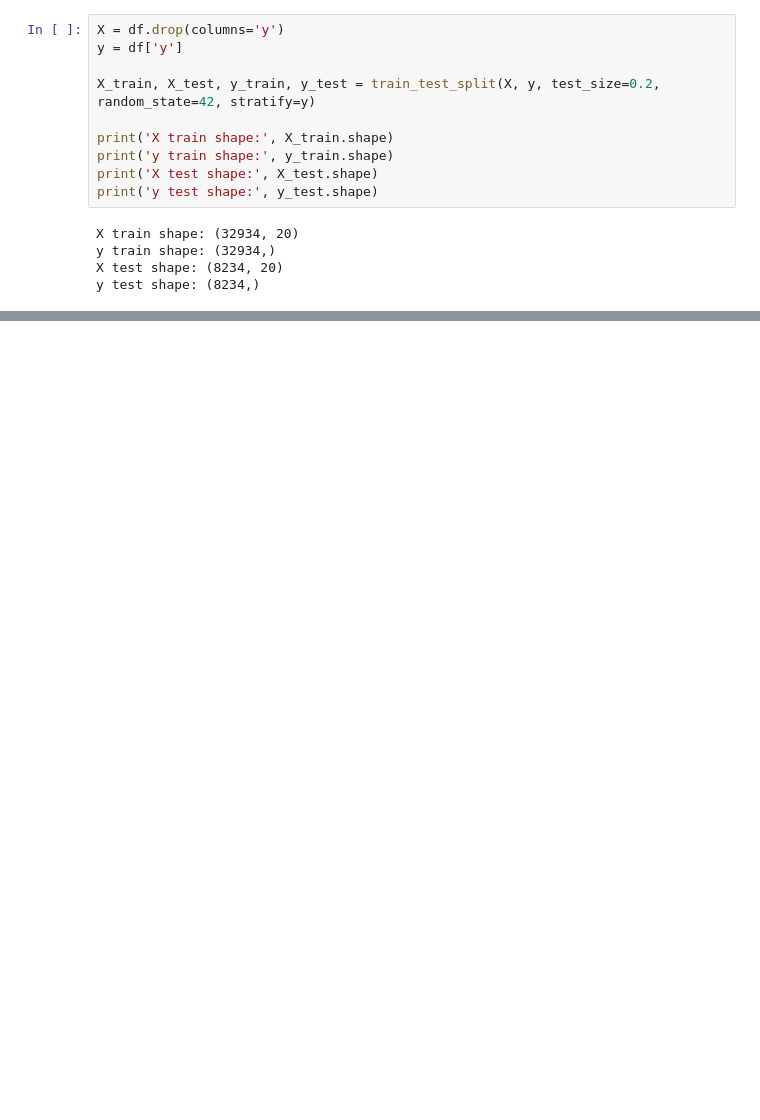
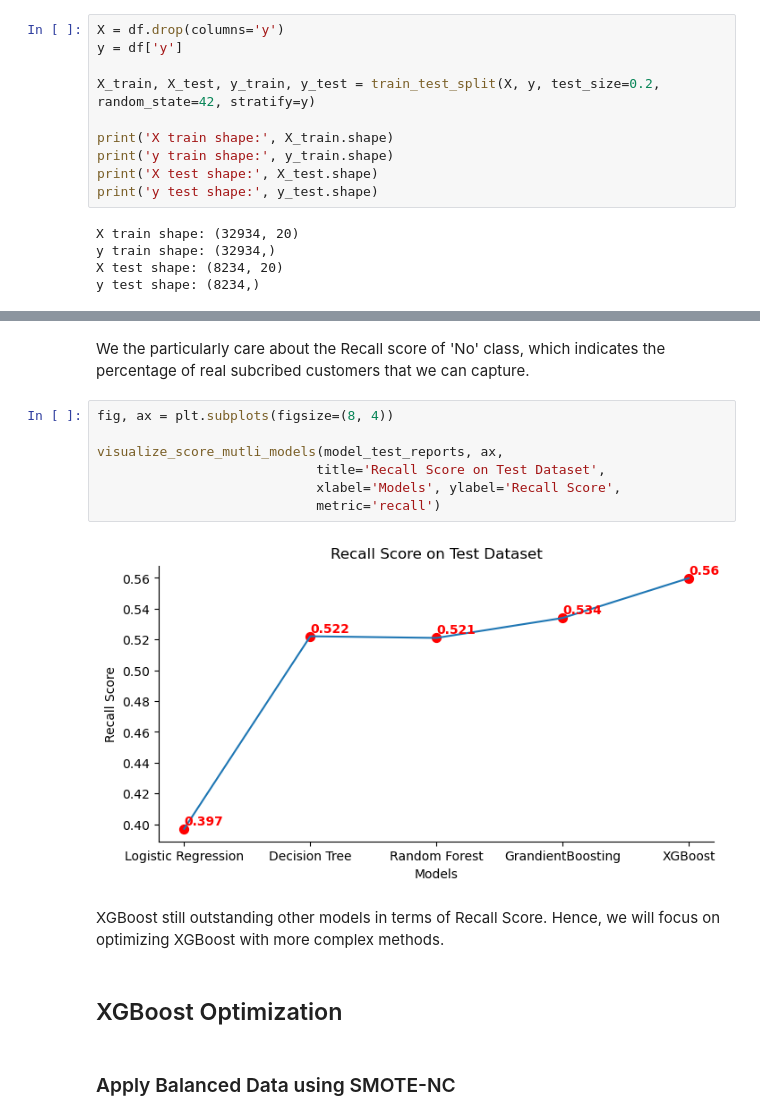
Before and after one commit to HaiNguyen2903/Telecom_Customer_Understanding, a Jupyter notebook: models.ipynb, the cells around one changed output, grey strips where cells are left out. Cells and saved outputs as stored; diff of their text form; blank space fills up the shorter version.

```diff
--- a/models.ipynb
+++ b/models.ipynb
@@ -446,0 +367,17 @@ weighted avg       0.92      0.90      0.91      8234
+# %% [markdown]
+We the particularly care about the Recall score of 'No' class, which indicates the percentage of real subcribed customers that we can capture.
+# %%
+fig, ax = plt.subplots(figsize=(8, 4))
+
+visualize_score_mutli_models(model_test_reports, ax,
+                            title='Recall Score on Test Dataset',
+                            xlabel='Models', ylabel='Recall Score',
+                            metric='recall')
+# %% [output]
+[figure, added]
+# %% [markdown]
+XGBoost still outstanding other models in terms of Recall Score. Hence, we will focus on optimizing XGBoost with more complex methods.
+# %% [markdown]
+## XGBoost Optimization
+# %% [markdown]
+### Apply Balanced Data using SMOTE-NC
```
Also changed, not shown: parts of 53 cells of this notebook.
